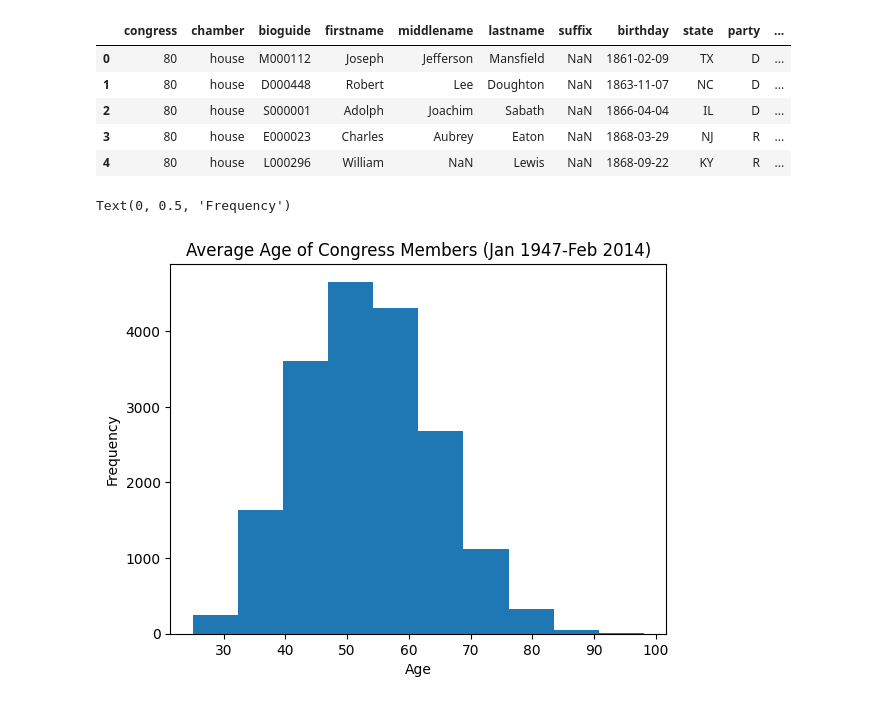
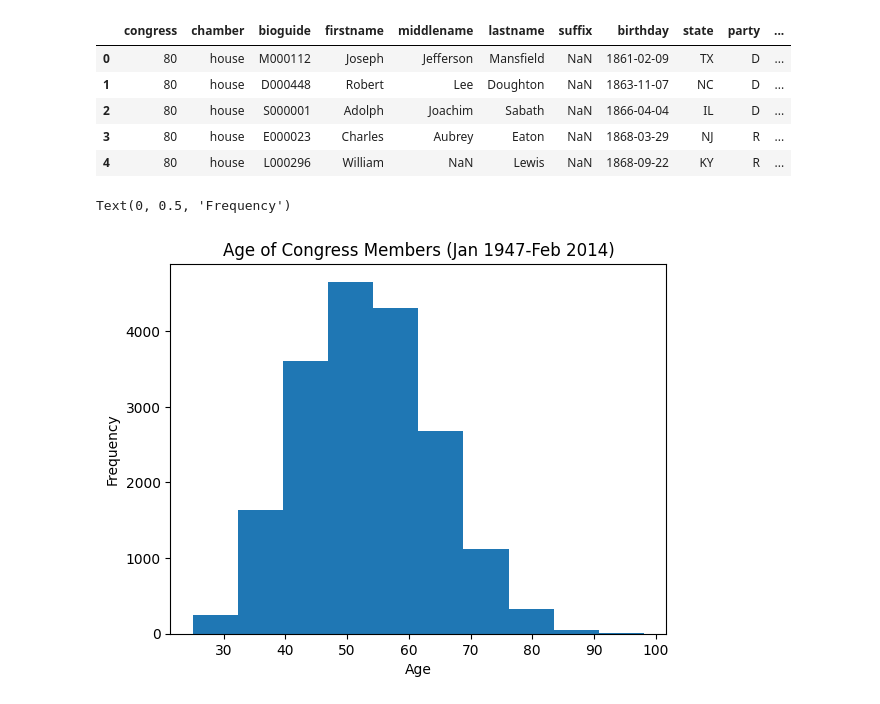
Before and after one commit to arietuck/CMPS-3160-Project, a Jupyter notebook: CongressAge.ipynb, the cells around one changed output. Saved outputs shown, nothing was run; the diff lists cells and outputs as text; code cells hidden in the pictures.

```diff
--- a/CongressAge.ipynb
+++ b/CongressAge.ipynb
@@ -31,3 +29,6 @@ df = pd.read_csv(path)
+# %%
+path = "/content/congress-terms.csv"
+df = pd.read_csv(path)
 # %%
 df.head()
 # %% [output]
@@ -39,9 +40,9 @@ df.head()
 | 4 | 80 | house | L000296 | William | NaN | Lewis | NaN | 1868-09-22 | KY | R | ... |
 # %%
 df["age"].plot.hist()
-plt.title("Average Age of Congress Members (Jan 1947-Feb 2014)")
+plt.title("Age of Congress Members (Jan 1947-Feb 2014)")
 plt.xlabel("Age")
 plt.ylabel("Frequency")
 # %% [output]
 Text(0, 0.5, 'Frequency')
-[figure, old version]
+[figure, new version]
```
Also changed, not shown: parts of 2 cells of this notebook.
